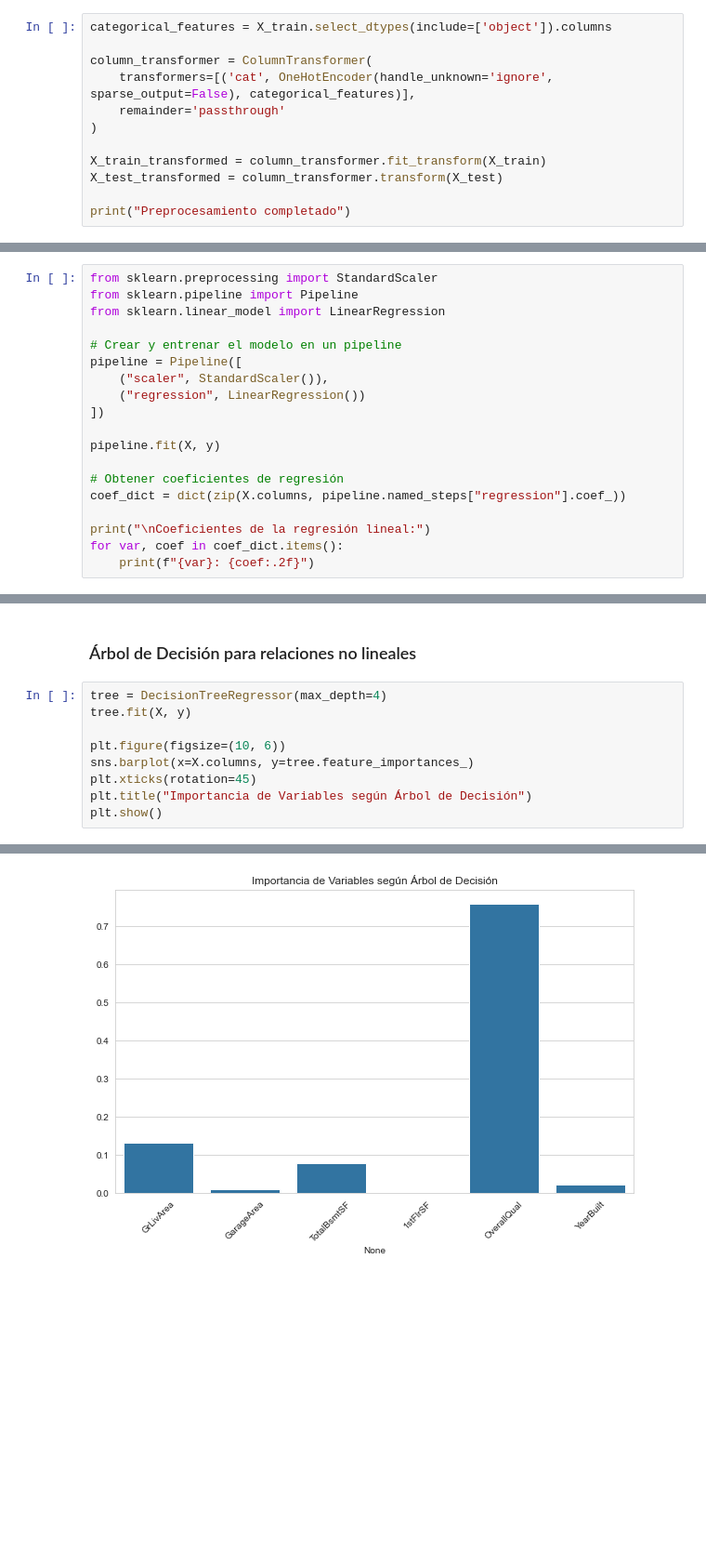
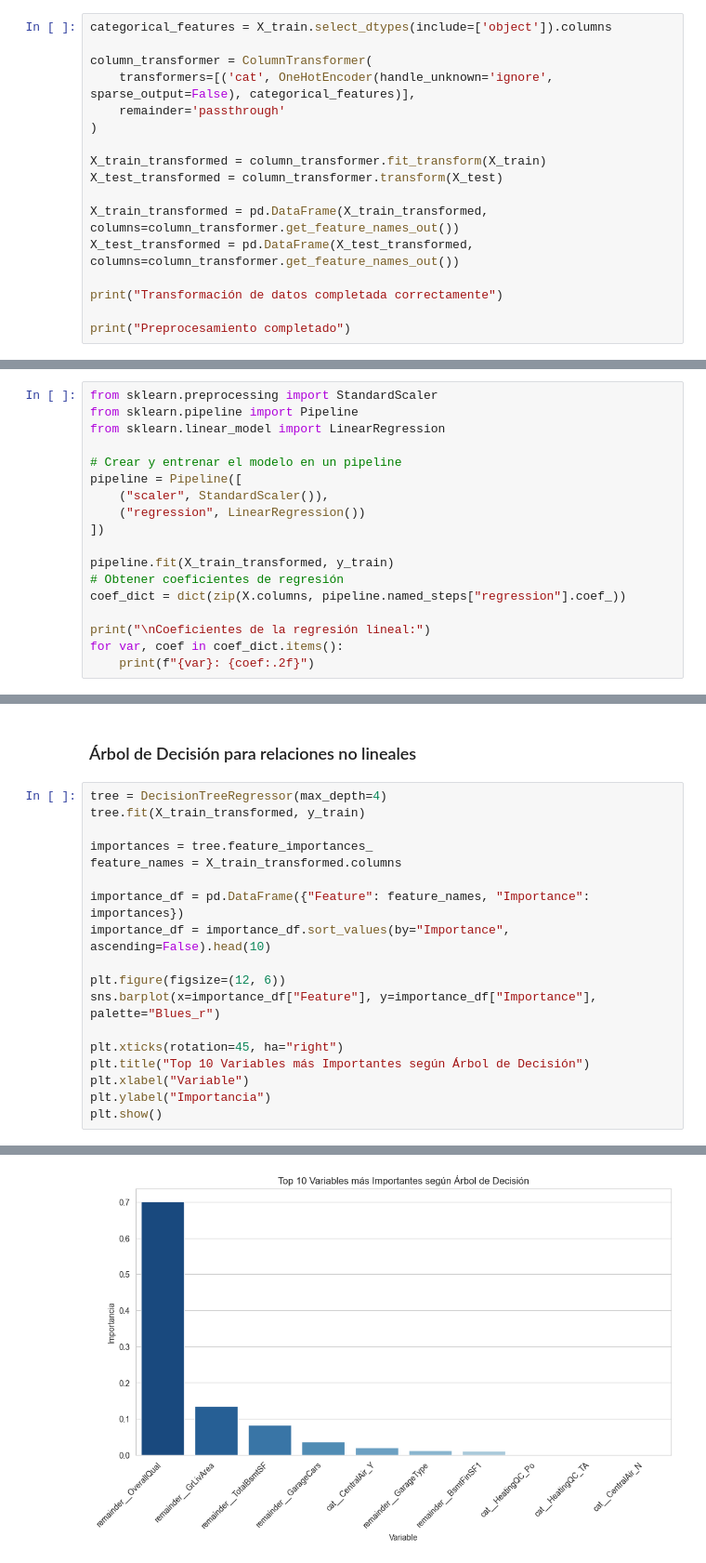
Before and after one commit to Riv2oo4/Proyecto1_MD, a Jupyter notebook: proyecto1.ipynb, the cells around one changed output, grey strips where cells are left out. Shown at 93% size. Cells and saved outputs as stored; diff of their text form; blank space fills up the shorter version.

```diff
--- a/proyecto1.ipynb
+++ b/proyecto1.ipynb
@@ -138,5 +136,10 @@ column_transformer = ColumnTransformer(
 X_train_transformed = column_transformer.fit_transform(X_train)
 X_test_transformed = column_transformer.transform(X_test)
 
+X_train_transformed = pd.DataFrame(X_train_transformed, columns=column_transformer.get_feature_names_out())
+X_test_transformed = pd.DataFrame(X_test_transformed, columns=column_transformer.get_feature_names_out())
+
+print("Transformación de datos completada correctamente")
+
 print("Preprocesamiento completado")
 # %% [output]
@@ -183,8 +187,7 @@ pipeline = Pipeline([
     ("regression", LinearRegression())
 ])
 
-pipeline.fit(X, y)
-
+pipeline.fit(X_train_transformed, y_train)
 # Obtener coeficientes de regresión
 coef_dict = dict(zip(X.columns, pipeline.named_steps["regression"].coef_))
 
@@ -203,11 +216,20 @@ YearBuilt: 0.08
 ### Árbol de Decisión para relaciones no lineales
 # %%
 tree = DecisionTreeRegressor(max_depth=4)
-tree.fit(X, y)
+tree.fit(X_train_transformed, y_train)
 
-plt.figure(figsize=(10, 6))
-sns.barplot(x=X.columns, y=tree.feature_importances_)
-plt.xticks(rotation=45)
-plt.title("Importancia de Variables según Árbol de Decisión")
+importances = tree.feature_importances_
+feature_names = X_train_transformed.columns
+
+importance_df = pd.DataFrame({"Feature": feature_names, "Importance": importances})
+importance_df = importance_df.sort_values(by="Importance", ascending=False).head(10)
+
+plt.figure(figsize=(12, 6))
+sns.barplot(x=importance_df["Feature"], y=importance_df["Importance"], palette="Blues_r")
+
+plt.xticks(rotation=45, ha="right")
+plt.title("Top 10 Variables más Importantes según Árbol de Decisión")
+plt.xlabel("Variable")
+plt.ylabel("Importancia")
 plt.show()
 # %% [output]
@@ -214 +239 @@ plt.show()
-[figure, old version]
+[figure, new version]
```
Also changed, not shown: parts of 10 cells of this notebook.
